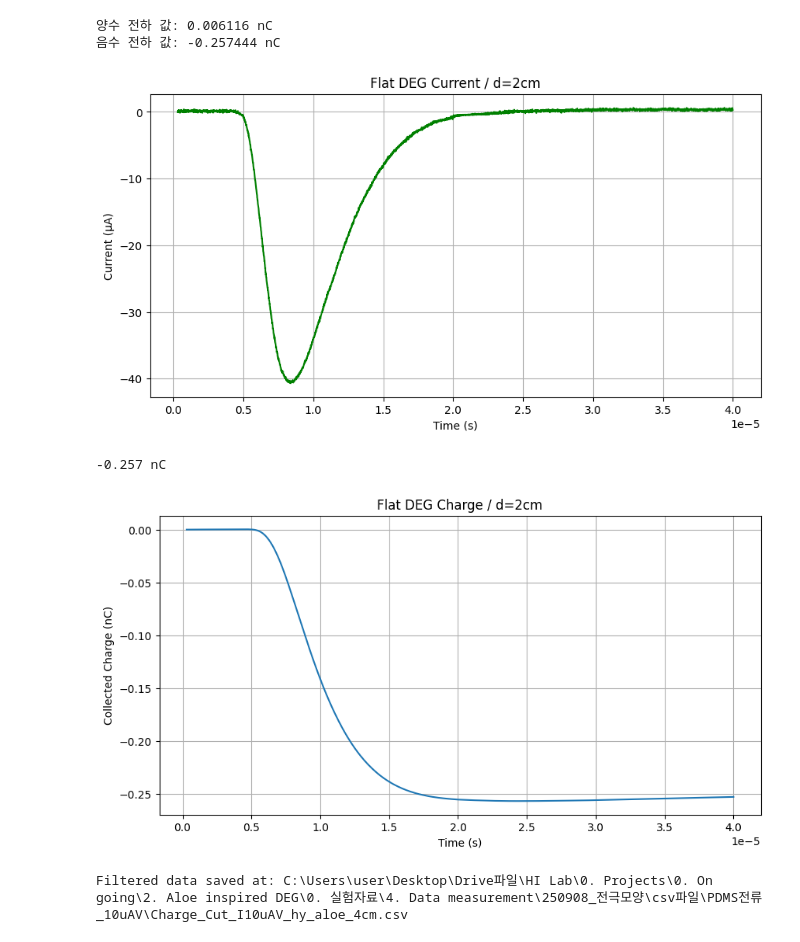
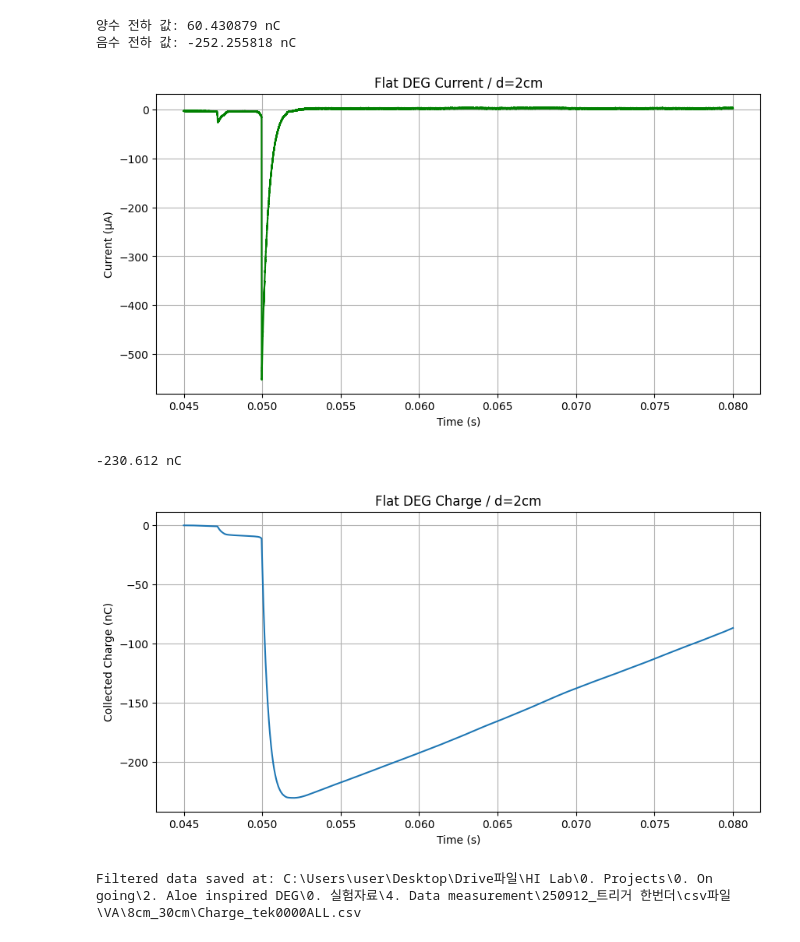
Before and after one commit to Gibeom-Lee/GB_practicing, a Jupyter notebook: data_processing/Integral.ipynb, the cells around one changed output. Cells and saved outputs as stored; diff of their text form; code cells hidden in the pictures.

```diff
--- a/data_processing/Integral.ipynb
+++ b/data_processing/Integral.ipynb
@@ -12,10 +12,10 @@ import os
 from scipy.signal import find_peaks
 # %%
 # 사용자 변경
-file_path = r"C:\Users\user\Desktop\Drive파일\HI Lab\0. Projects\0. On going\2. Aloe inspired DEG\0. 실험자료\4. Data measurement\250908_전극모양\csv파일\PDMS전류_10uAV\Cut_I10uAV_hy_aloe_4cm.csv"
+file_path = r"C:\Users\user\Desktop\Drive파일\HI Lab\0. Projects\0. On going\2. Aloe inspired DEG\0. 실험자료\4. Data measurement\250912_트리거 한번더\csv파일\VA\8cm_30cm\tek0000ALL.csv"
 
 # 얼마나 앞뒤 비율 사용할 것인지 (%) ===
-fraction_percent = 1  # 앞뒤 몇 %를 baseline 추정에 사용할지 조정 ####여기에서 오차 발생이 생길 수 있음.
+fraction_percent = 5  # 앞뒤 몇 %를 baseline 추정에 사용할지 조정 ####여기에서 오차 발생이 생길 수 있음.
 # %%
 df = pd.read_csv(file_path, header=None, skiprows=30)
 
@@ -97,6 +112,6 @@ Time: 0.00001 s, Current: -40.710 μA
 # %%
 # 2. 특정 범위 선택
-time_range = ( 0.0000 , 0.00004 ) ########################## MUST BE MODIFIED MANUALLY
+time_range = ( 0.045 , 0.08 ) ########################## MUST BE MODIFIED MANUALLY
 df_filtered = df[(df.iloc[:, 0] >= time_range[0]) & (df.iloc[:, 0] <= time_range[1])]
 
 # 양수/음수 분리
@@ -161,40 +176,40 @@ plt.title("Flat DEG Current / d=2cm")
 plt.grid(True)
 plt.show()
 # %% [output]
-양수 전하 값: 0.006116 nC
-음수 전하 값: -0.257444 nC
+양수 전하 값: 60.430879 nC
+음수 전하 값: -252.255818 nC
-[figure, old version]
+[figure, new version]
 # %%
 # ---- 아래 셀은 offset 바꿔가며 여러 번 실행해도 누적 안됨 ----
-offset_value = -0.02########################## MUST BE MODIFIED MANUALLY
+offset_value = 3########################## MUST BE MODIFIED MANUALLY
 
 # 딱 한 번만 실행해서 '기준'을 저장
 df_filtered_base = df_filtered.copy(deep=True)  # 원본 백업
 current_adj = df_filtered_base["Current"] + offset_value
 
 # 적분
 cumulative_charge = 1e3 * cumulative_trapezoid(current_adj.to_numpy(),
                                                df_filtered_base["Time"].to_numpy(),
                                                initial=0)
 
 # 플롯
 print(f"{np.min(cumulative_charge):.3f} nC")
 plt.figure(figsize=(10, 5))
 #plt.ylim(-0.37,0.02)
 plt.plot(df_filtered_base["Time"], cumulative_charge, label="Cumulative Charge")
 plt.xlabel("Time (s)"); plt.ylabel("Collected Charge (nC)")
 plt.title("Flat DEG Charge / d=2cm"); plt.grid(True); plt.show()
 
 
 # 8. 필터링된 데이터 저장
 folder_path = os.path.dirname(file_path)
 original_filename = os.path.basename(file_path)
 filtered_file_name = f"Charge_{original_filename}"
 filtered_file_path = os.path.join(folder_path, filtered_file_name)
 df_filtered.to_csv(filtered_file_path, index=False)
 
 print(f"Filtered data saved at: {filtered_file_path}")
 # %% [output]
--0.257 nC
+-230.612 nC
-[figure, old version]
+[figure, new version]
-Filtered data saved at: C:\Users\user\Desktop\Drive파일\HI Lab\0. Projects\0. On going\2. Aloe inspired DEG\0. 실험자료\4. Data measurement\250908_전극모양\csv파일\PDMS전류_10uAV\Charge_Cut_I10uAV_hy_aloe_4cm.csv
+Filtered data saved at: C:\Users\user\Desktop\Drive파일\HI Lab\0. Projects\0. On going\2. Aloe inspired DEG\0. 실험자료\4. Data measurement\250912_트리거 한번더\csv파일\VA\8cm_30cm\Charge_tek0000ALL.csv
```
Also changed, not shown: parts of 2 cells of this notebook, 2 other files.
